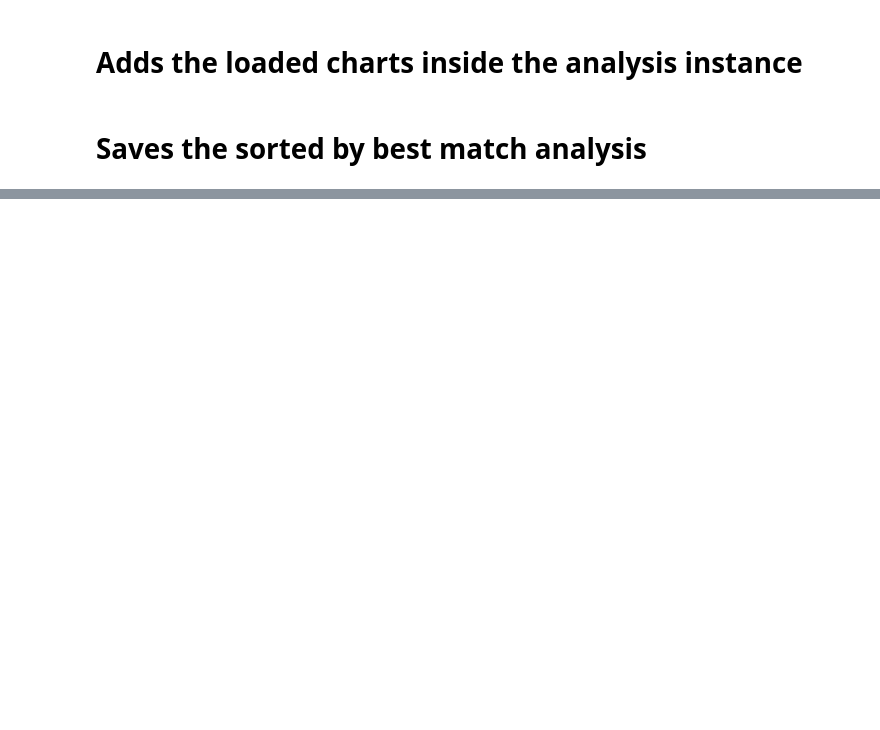
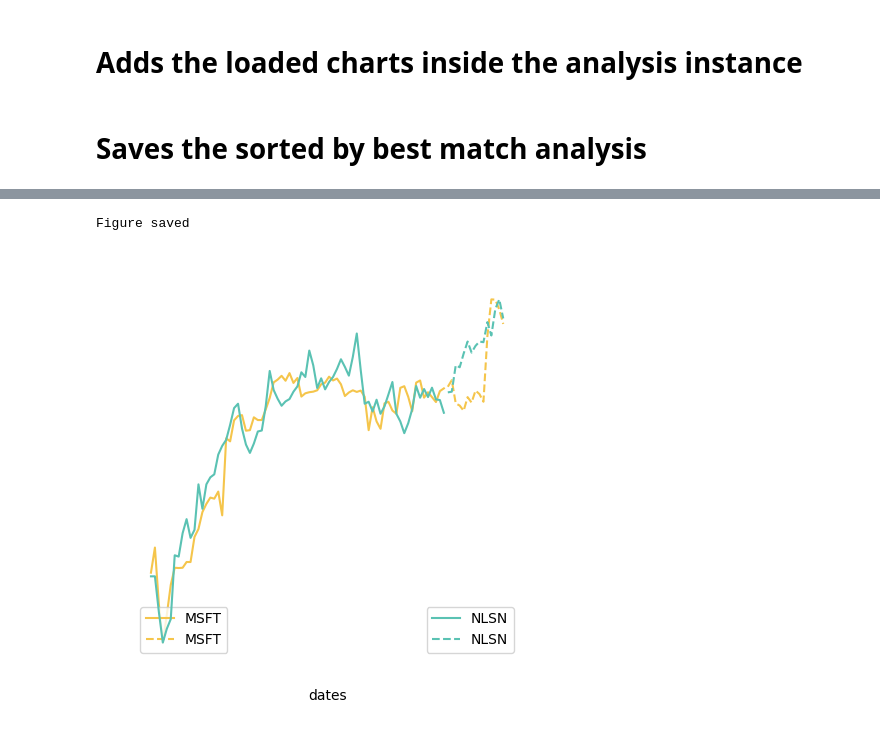
Before and after one commit to FinancialForecastingProject/Prediction, a Jupyter notebook: Notebook.ipynb, the cells around one changed output, grey strips where cells are left out. Saved outputs shown, nothing was run; the diff lists cells and outputs as text; code cells hidden in the pictures; blank space fills up the shorter version.

Commit message:
update Notebook.ipynb, prediction_for_MSFT_using_NLSN.png and prediction_for_MSFT_using_XOM.png

```diff
--- a/Notebook.ipynb
+++ b/Notebook.ipynb
@@ -1128,0 +1138,8 @@ MSFT 2016-06-21 15:30:00 OXY 2013-04-02 15:30:00
+# %%
+Graph =  ChartCollectorAPI()
+Graph.best_prediction = Analysis.best_prediction
+
+Graph.plot_prediction()
+# %% [output]
+Figure saved
+[figure, added]
```
Also changed, not shown: parts of 9 cells of this notebook, 3 other files.
